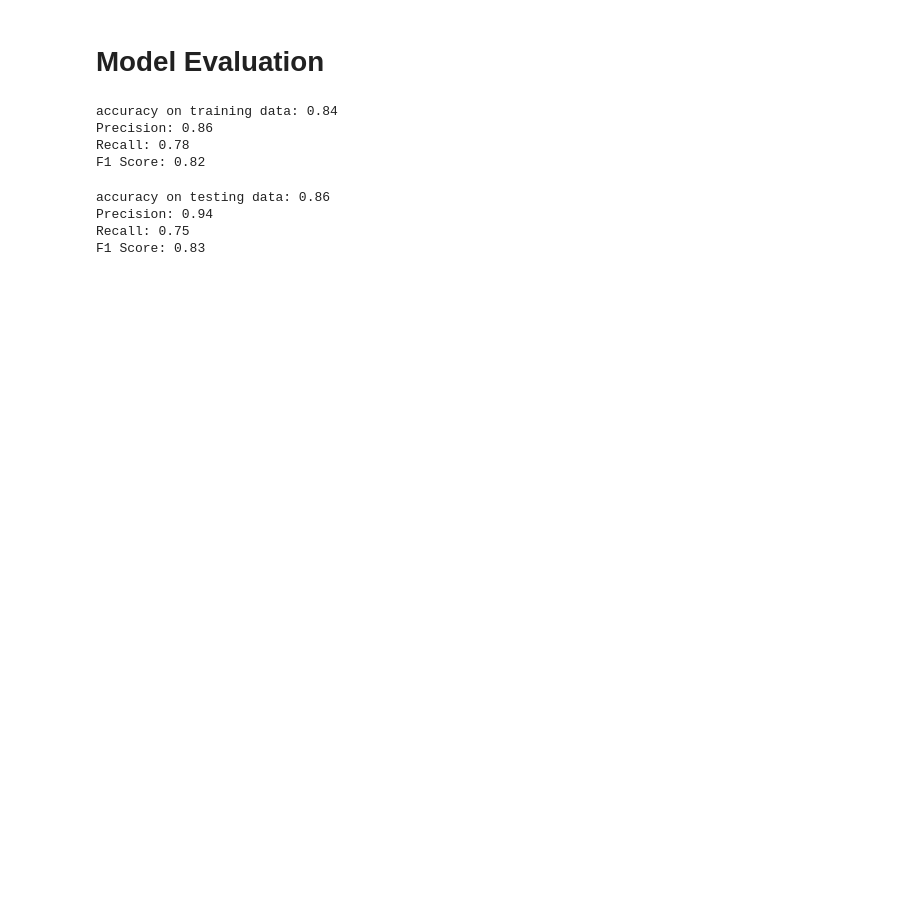
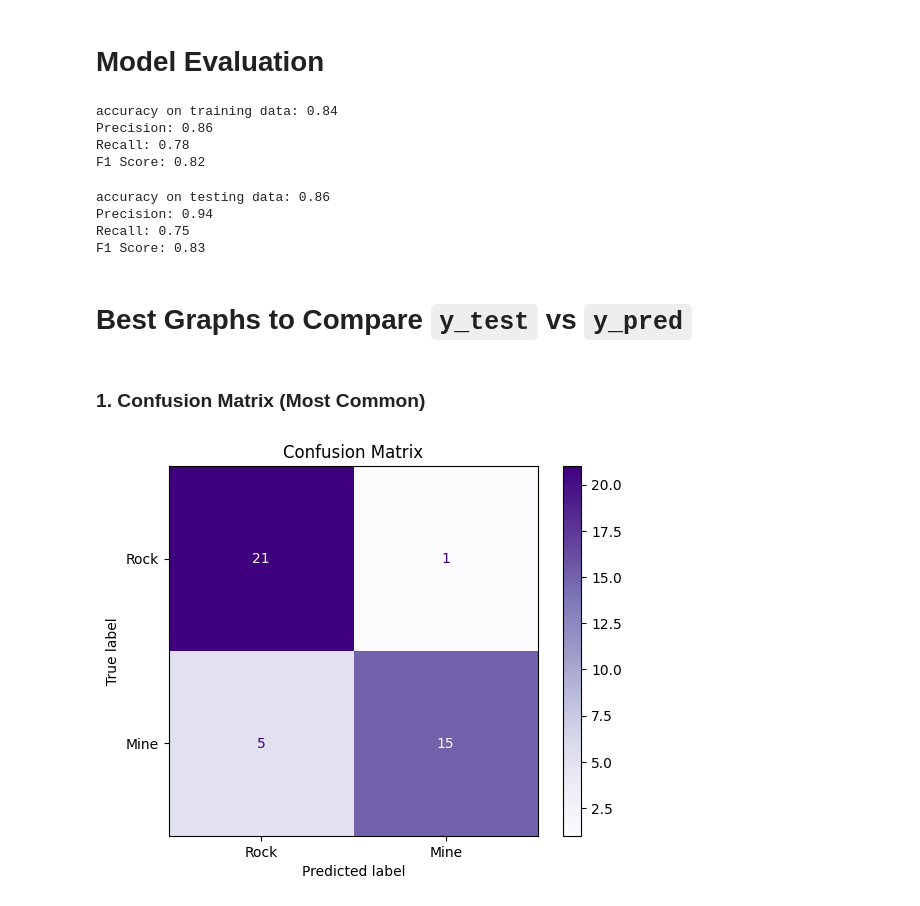
Before and after one commit to bainash10/Logistic-Regression-Sonar-Rock-vs-Mine-Prediction, a Jupyter notebook: main.ipynb, the cells around one changed output. Drawn from its saved outputs; the diff is of its cells as text; code cells hidden in the pictures; blank space fills up the shorter version.

```diff
--- a/main.ipynb
+++ b/main.ipynb
@@ -403,3 +404,41 @@ accuracy on testing data: 0.86
 Precision: 0.94
 Recall: 0.75
 F1 Score: 0.83
+# %% [markdown]
+#  Best Graphs to Compare `y_test` vs `y_pred`
+# %% [markdown]
+### 1. Confusion Matrix (Most Common)
+# %%
+# Importing necessary libraries
+from sklearn.metrics import confusion_matrix, ConfusionMatrixDisplay  # For evaluating the model using a confusion matrix
+
+# Step 1: Compute the confusion matrix
+# This compares the actual labels (y_test) with the predicted labels (y_test_pred)
+# It returns a 2x2 matrix in a binary classification problem:
+# For example, if classes are ["Rock", "Mine"]:
+# [
+#   [True Negatives, False Positives],
+#   [False Negatives, True Positives]
+# ]
+cm = confusion_matrix(y_test, y_test_pred)
+
+# Step 2: Create a ConfusionMatrixDisplay object
+# We give the confusion matrix and the names of each category (like "Rock" and "Mine")
+# This helps us label the rows and columns so we know what each number in the matrix means.
+# For example:
+# - The top-left box will show how many times the model correctly predicted "Rock"
+# - The bottom-right will show correct "Mine" predictions
+# So, adding labels makes the confusion matrix easier to read and understand.
+disp = ConfusionMatrixDisplay(confusion_matrix=cm, display_labels=["Rock", "Mine"])
+
+# Step 3: Plot the matrix
+# `cmap='Reds' sets the color map to various shades of red; darker means higher numbers
+disp.plot(cmap='Purples')
+
+# Step 4: Add a title to the plot for better understanding
+plt.title("Confusion Matrix")
+
+# Step 5: Show the plot on the screen
+plt.show()
+# %% [output]
+[figure, added]
```
Also changed, not shown: parts of 9 cells of this notebook.
